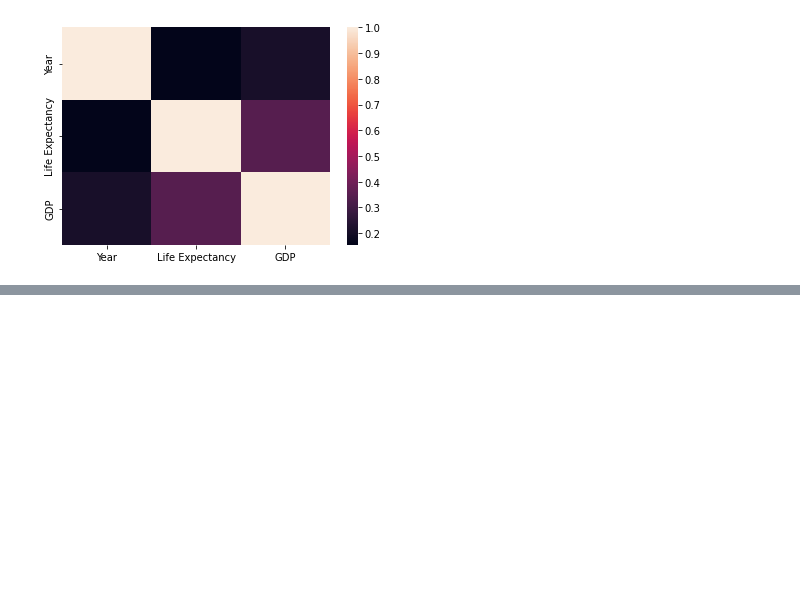
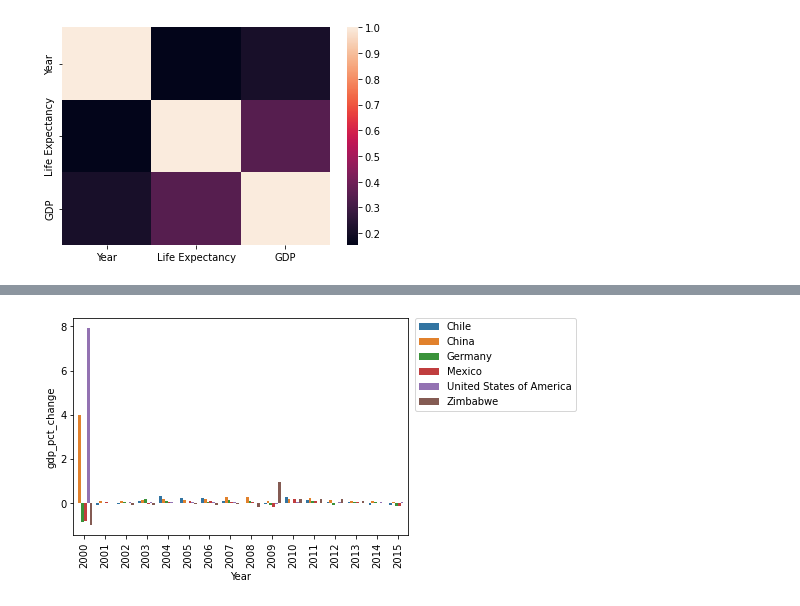
Before and after one commit to nmarceaux/GDP_life, a Jupyter notebook: life_expectancy_gdp.ipynb, the cells around one changed output, grey strips where cells are left out. Saved outputs shown, nothing was run; the diff lists cells and outputs as text; code cells hidden in the pictures; blank space fills up the shorter version.

```diff
--- a/life_expectancy_gdp.ipynb
+++ b/life_expectancy_gdp.ipynb
@@ -67,3 +67,10 @@ sns.heatmap(df.corr())
 # %% [output]
 <AxesSubplot:>
 [figure]
+# %%
+### Percent Change
+## (final - initial) / intial * 100
+
+df['gdp_pct_change'] = df['GDP'].pct_change()
+
+print(df)
@@ -69,0 +92,7 @@ sns.heatmap(df.corr())
+# %%
+sns.barplot(x="Year", y="gdp_pct_change", hue="Country", data=df)
+plt.legend(bbox_to_anchor=(1.02, 1), loc='upper left', borderaxespad=0)
+plt.xticks(rotation = 90)
+plt.show()
+# %% [output]
+[figure, added]
```
Also changed, not shown: parts of 1 cell of this notebook.
